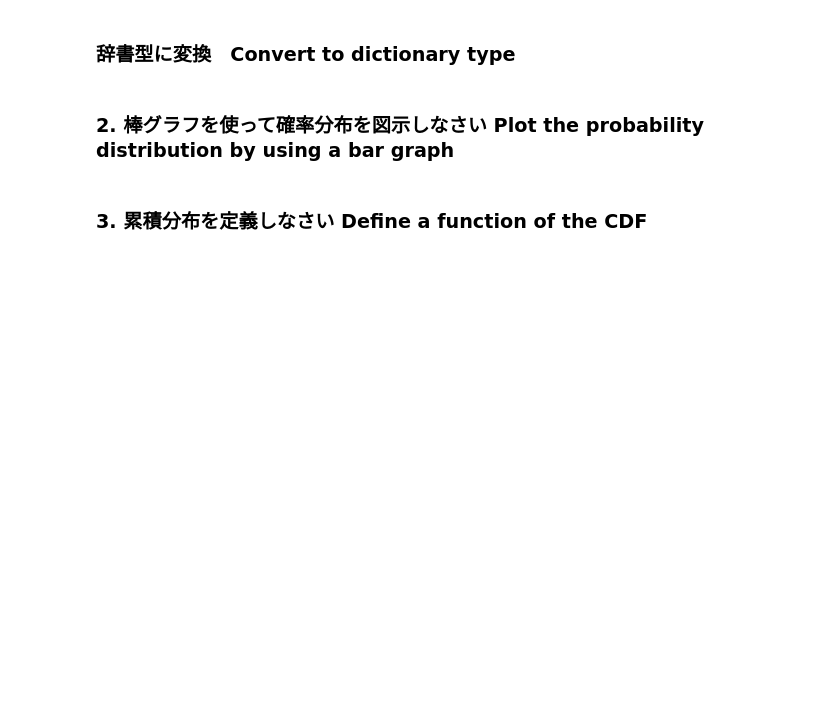
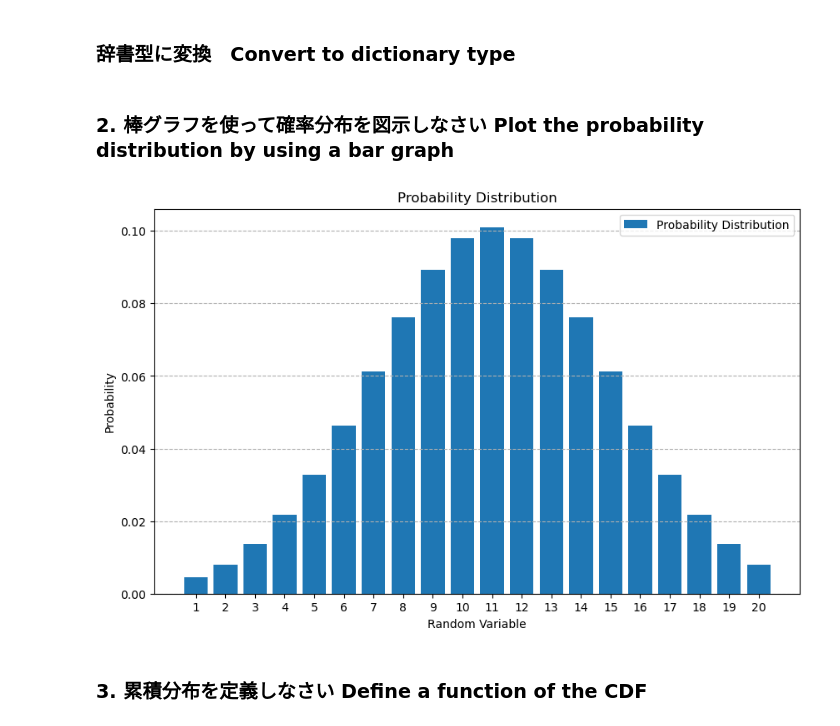
Before and after one commit to Yuji181181/Data_Analysis, a Jupyter notebook: DS_exercise/3/ex03-assign1.ipynb, the cells around one changed output. Saved outputs shown, nothing was run; the diff lists cells and outputs as text; code cells hidden in the pictures; blank space fills up the shorter version.

```diff
--- a/DS_exercise/3/ex03-assign1.ipynb
+++ b/DS_exercise/3/ex03-assign1.ipynb
@@ -5,10 +9,27 @@
 # %% [markdown]
 ### 確率変数と確率分布をファイルから読み込む Load the R.V. and probability
+# %%
+df = pd.read_csv('data/rand_distribution.csv', header=0, names=['variable', 'probability'], dtype={'variable': int, 'probability': float})
 # %% [markdown]
 ### 辞書型に変換　Convert to dictionary type
 # %%
-# count　=　dict(df.to_numpy())
+prob_dist = dict(df.to_numpy())
 # %% [markdown]
 ### 2. 棒グラフを使って確率分布を図示しなさい Plot the probability distribution by using a bar graph
+# %%
+variables = list(prob_dist.keys())
+probabilities = list(prob_dist.values())
+
+plt.figure(figsize=(10, 6))
+plt.bar(variables, probabilities, width=0.8, label='Probability Distribution') # widthを調整
+plt.xlabel('Random Variable')
+plt.ylabel('Probability')
+plt.title('Probability Distribution')
+plt.xticks(variables)
+plt.grid(axis='y', linestyle='--')
+plt.legend()
+plt.show()
+# %% [output]
+[figure, added]
 # %% [markdown]
 ### 3. 累積分布を定義しなさい Define a function of the CDF
```
Also changed, not shown: parts of 11 cells of this notebook, 1 other file.
